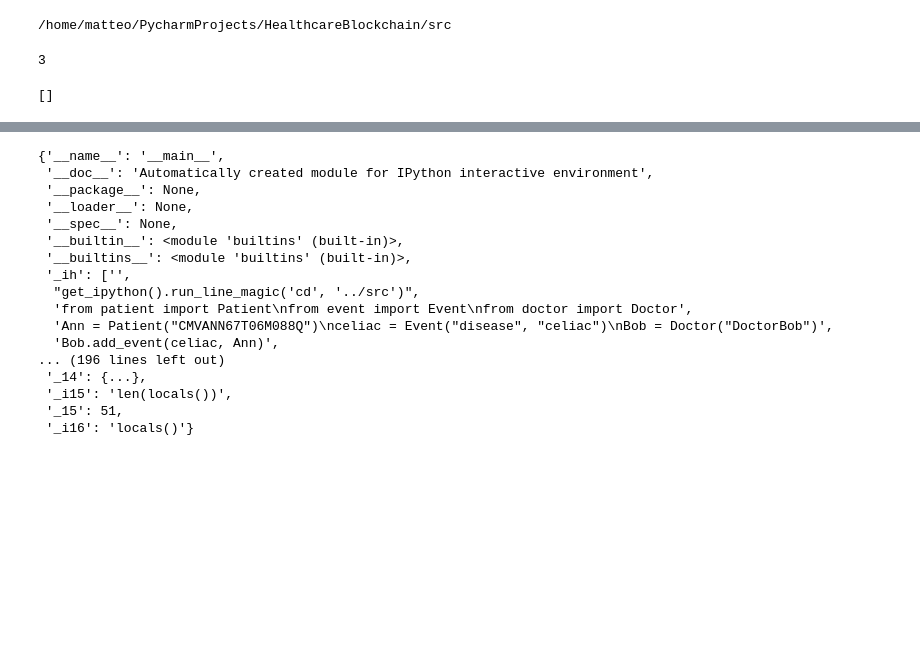
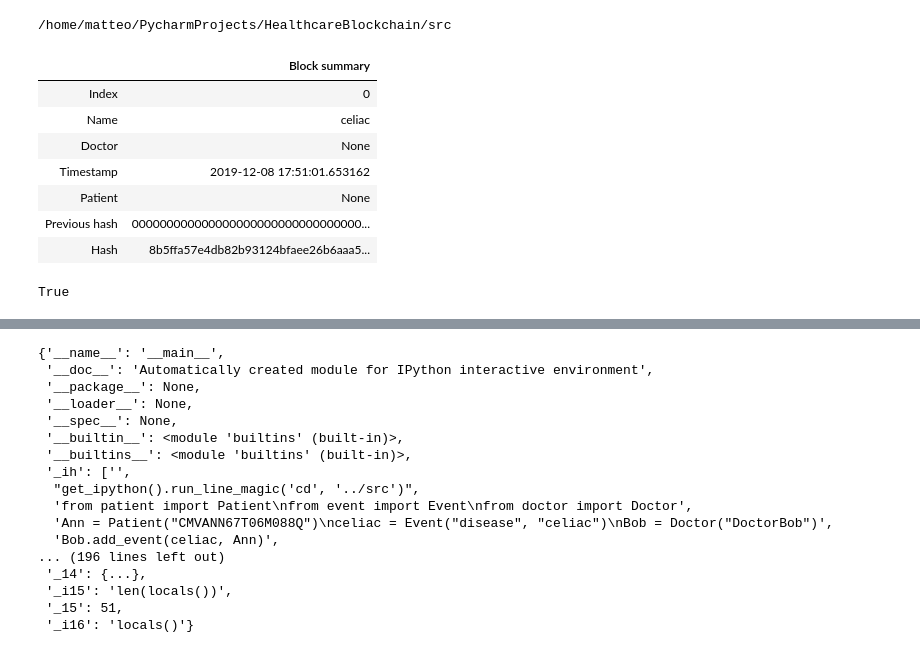
Before and after one commit to MatteoFacchetti/HealthcareBlockchain, a Jupyter notebook: notebooks/Untitled.ipynb, the cells around one changed output, grey strips where cells are left out. Cells and saved outputs as stored; diff of their text form; code cells hidden in the pictures; blank space fills up the shorter version.

```diff
--- a/notebooks/Untitled.ipynb
+++ b/notebooks/Untitled.ipynb
@@ -2,5 +2,7 @@
 cd ../src
 # %% [output]
 /home/matteo/PycharmProjects/HealthcareBlockchain/src
+# %%
+l = locals()
 # %%
 from patient import Patient
@@ -9,7 +12,22 @@ from doctor import Doctor
 # %%
 Ann = Patient("CMVANN67T06M088Q")
-celiac = Event("disease", "celiac", loc=locals())
-diabetes = Event("disease", "diabetes", loc=locals())
+celiac = Event("disease", "celiac", loc=l)
+diabetes = Event("disease", "diabetes", loc=l)
 Bob = Doctor("DoctorBob")
+# %%
+get_block(celiac, 0)
+# %% [output]
+|  | Block summary |
+| Index | 0 |
+| Name | celiac |
+| Doctor | None |
+| Timestamp | 2019-12-08 17:51:01.653162 |
+| Patient | None |
+| Previous hash | 000000000000000000000000000000000... |
+| Hash | 8b5ffa57e4db82b93124bfaee26b6aaa5... |
+# %%
+isinstance(Ann, Patient)
+# %% [output]
+True
 # %%
 incomp = ["celiac", "diabetes"]
@@ -17,4 +34,0 @@ sugar_drug = Event("prescription", "sugar_drug", loc=locals(), incompatibilities
-# %%
-count_events(locals())[0]
-# %% [output]
-3
@@ -23,4 +34,0 @@ add_incompatibilities(sugar_drug, incomp, locals())
-# %%
-diabetes.incompatibilities
-# %% [output]
-[]
```
Also changed, not shown: parts of 25 cells of this notebook, 6 other files.
